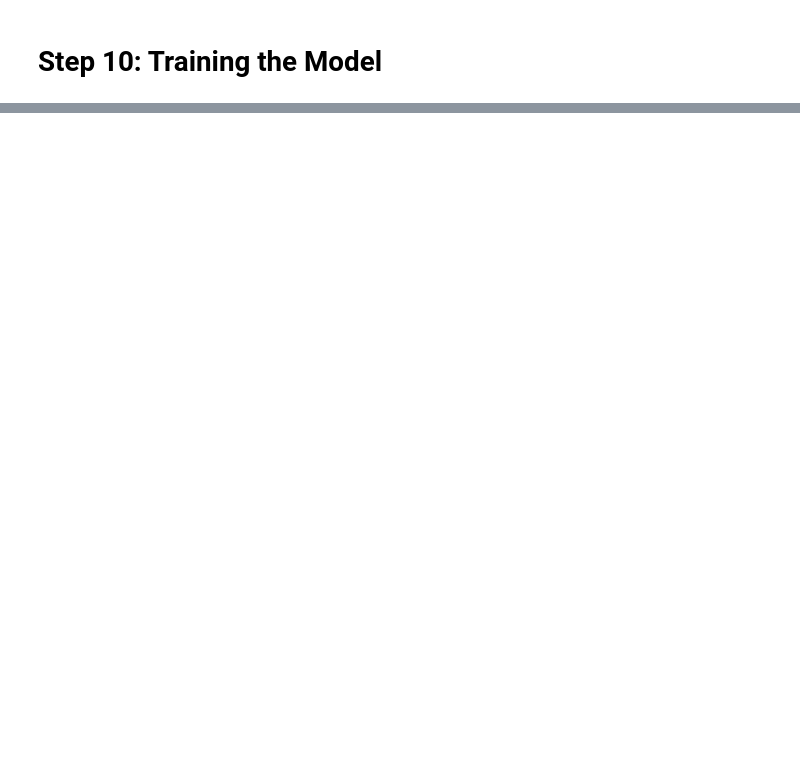
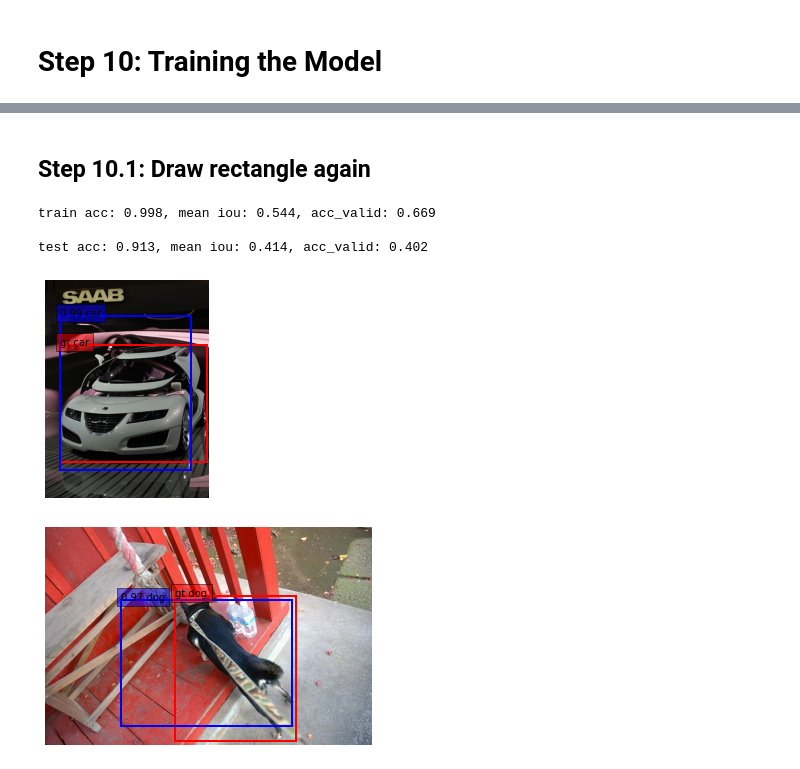
Before and after one commit to KeremDUZENLI/python-keras-deep-learning, a Jupyter notebook: notebooks/6_convolutional_network_classification.ipynb, the cells around one changed output, grey strips where cells are left out. Drawn from its saved outputs; the diff is of its cells as text; code cells hidden in the pictures; blank space fills up the shorter version.

```diff
--- a/notebooks/6_convolutional_network_classification.ipynb
+++ b/notebooks/6_convolutional_network_classification.ipynb
@@ -451,0 +473,16 @@ test acc: 0.929, mean iou: 0.405, acc_valid: 0.370
+# %% [markdown]
+## Step 10.1: Draw rectangle again
+# %%
+# Evaluate trained model
+compute_acc(train=True)
+compute_acc(train=False)
+
+# Test visualization
+display(2)
+display(194)
+# %% [output]
+train acc: 0.998, mean iou: 0.544, acc_valid: 0.669
+
+test acc: 0.913, mean iou: 0.414, acc_valid: 0.402
+[figure, added]
+[figure, added]
```
Also changed, not shown: parts of 7 cells of this notebook, 1 other file.
